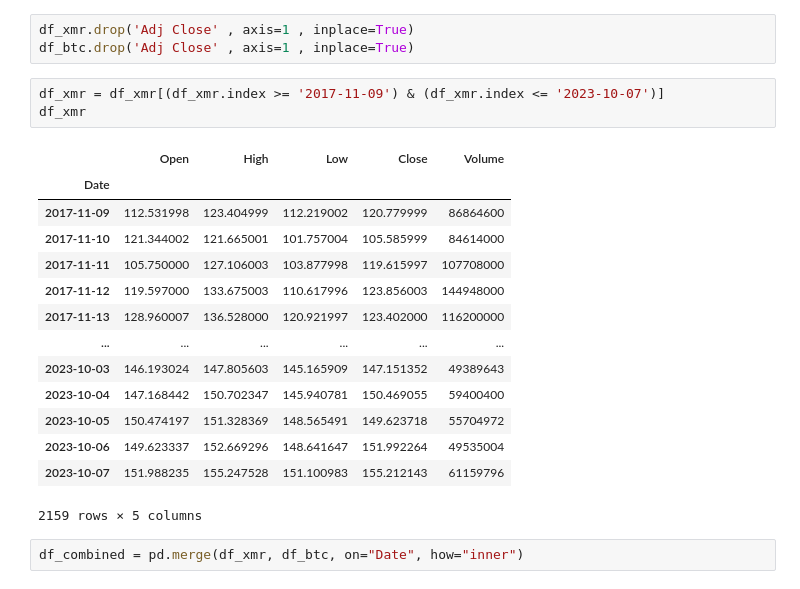
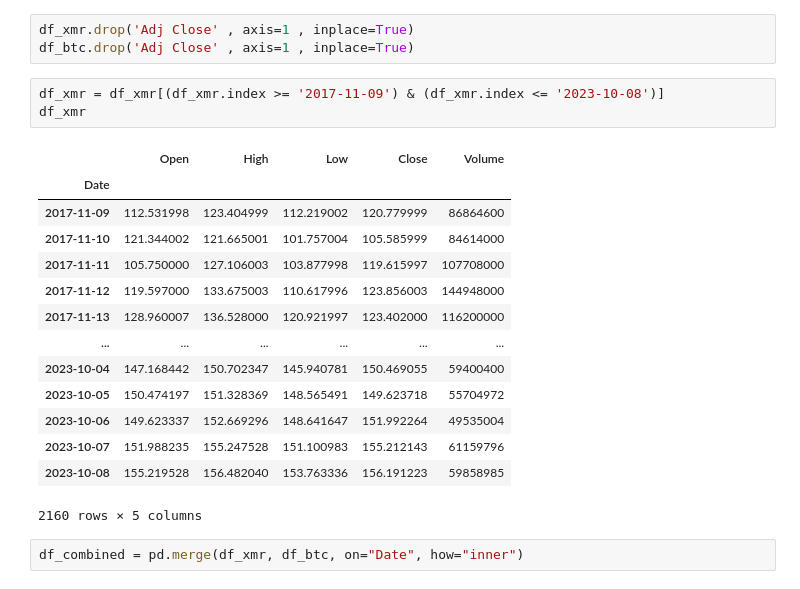
Before and after one commit to shadmehr-salehi/Crypto-Analysis, a Jupyter notebook: Part2/Project.ipynb, the cells around one changed output. Cells and saved outputs as stored; diff of their text form.

```diff
--- a/Part2/Project.ipynb
+++ b/Part2/Project.ipynb
@@ -435,23 +439,23 @@ Dropping `Afj Close` as it was already in Close column
 df_xmr.drop('Adj Close' , axis=1 , inplace=True)
 df_btc.drop('Adj Close' , axis=1 , inplace=True)
 # %%
-df_xmr = df_xmr[(df_xmr.index >= '2017-11-09') & (df_xmr.index <= '2023-10-07')]
+df_xmr = df_xmr[(df_xmr.index >= '2017-11-09') & (df_xmr.index <= '2023-10-08')]
 df_xmr
 # %% [output]
 |  | Open | High | Low | Close | Volume |
 | Date |  |  |  |  |  |
 | 2017-11-09 | 112.531998 | 123.404999 | 112.219002 | 120.779999 | 86864600 |
 | 2017-11-10 | 121.344002 | 121.665001 | 101.757004 | 105.585999 | 84614000 |
 | 2017-11-11 | 105.750000 | 127.106003 | 103.877998 | 119.615997 | 107708000 |
 | 2017-11-12 | 119.597000 | 133.675003 | 110.617996 | 123.856003 | 144948000 |
 | 2017-11-13 | 128.960007 | 136.528000 | 120.921997 | 123.402000 | 116200000 |
 | ... | ... | ... | ... | ... | ... |
-| 2023-10-03 | 146.193024 | 147.805603 | 145.165909 | 147.151352 | 49389643 |
 | 2023-10-04 | 147.168442 | 150.702347 | 145.940781 | 150.469055 | 59400400 |
 | 2023-10-05 | 150.474197 | 151.328369 | 148.565491 | 149.623718 | 55704972 |
 | 2023-10-06 | 149.623337 | 152.669296 | 148.641647 | 151.992264 | 49535004 |
 | 2023-10-07 | 151.988235 | 155.247528 | 151.100983 | 155.212143 | 61159796 |
+| 2023-10-08 | 155.219528 | 156.482040 | 153.763336 | 156.191223 | 59858985 |
-2159 rows × 5 columns
+2160 rows × 5 columns
 # %%
 df_combined = pd.merge(df_xmr, df_btc, on="Date", how="inner")
 # %% [markdown]
```
Also changed, not shown: parts of 46 cells of this notebook.
